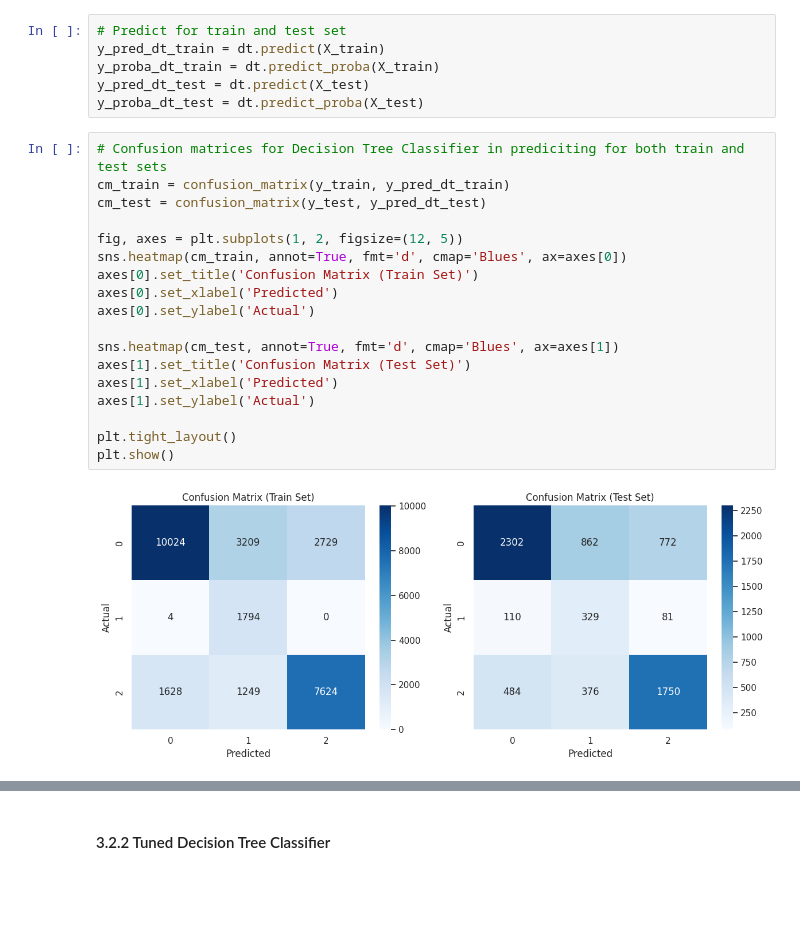
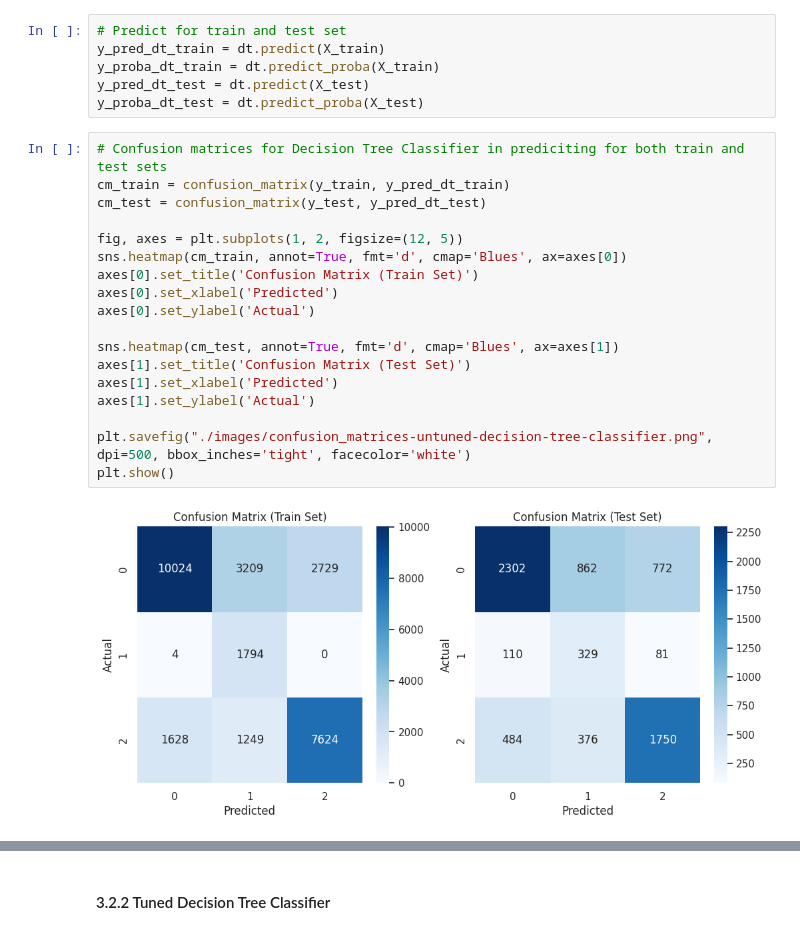
Before and after one commit to mwakad/supervised-ml-classifiers-for-predicting-water-wells-condition, a Jupyter notebook: index.ipynb, the cells around one changed output, grey strips where cells are left out. Drawn from its saved outputs; the diff is of its cells as text; blank space fills up the shorter version.

```diff
--- a/index.ipynb
+++ b/index.ipynb
@@ -678,23 +688,23 @@ y_proba_dt_test = dt.predict_proba(X_test)
 # %%
 # Confusion matrices for Decision Tree Classifier in prediciting for both train and test sets
 cm_train = confusion_matrix(y_train, y_pred_dt_train)
 cm_test = confusion_matrix(y_test, y_pred_dt_test)
 
 fig, axes = plt.subplots(1, 2, figsize=(12, 5))
 sns.heatmap(cm_train, annot=True, fmt='d', cmap='Blues', ax=axes[0])
 axes[0].set_title('Confusion Matrix (Train Set)')
 axes[0].set_xlabel('Predicted')
 axes[0].set_ylabel('Actual')
 
 sns.heatmap(cm_test, annot=True, fmt='d', cmap='Blues', ax=axes[1])
 axes[1].set_title('Confusion Matrix (Test Set)')
 axes[1].set_xlabel('Predicted')
 axes[1].set_ylabel('Actual')
 
-plt.tight_layout()
+plt.savefig("./images/confusion_matrices-untuned-decision-tree-classifier.png", dpi=500, bbox_inches='tight', facecolor='white')
 plt.show()
 # %% [output]
-[figure, old version]
+[figure, new version]
 # %%
 # ROC Curves for Untuned Decision Tree Classifier in predicitng both train and test sets
 from sklearn.preprocessing import label_binarize
```
Also changed, not shown: parts of 27 cells of this notebook.
